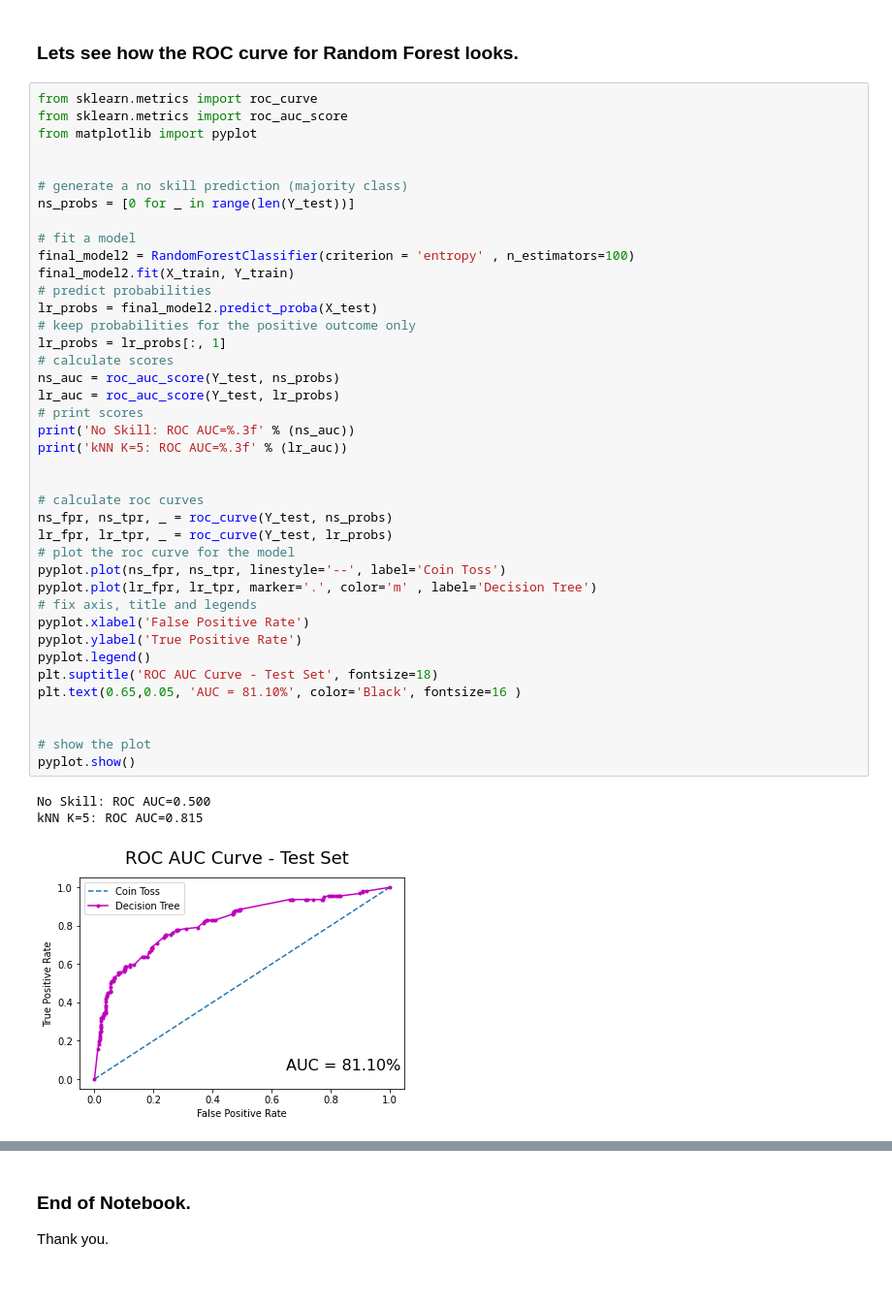
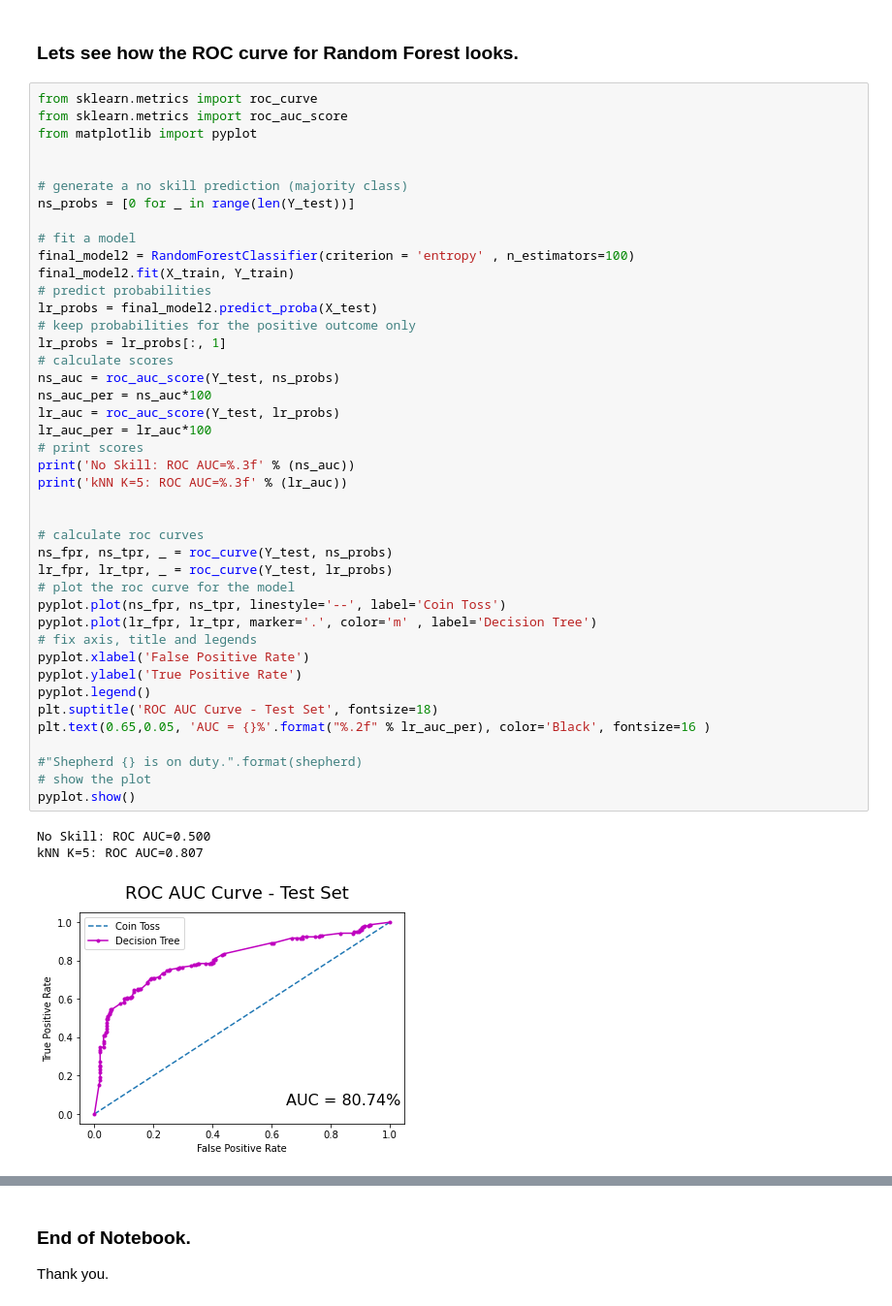
Before and after one commit to JackStelling/Titanic, a Jupyter notebook: Titanic2.ipynb, the cells around one changed output, grey strips where cells are left out. Shown at 97% size. Cells and saved outputs as stored; diff of their text form.

```diff
--- a/Titanic2.ipynb
+++ b/Titanic2.ipynb
@@ -1236,37 +1136,39 @@ ns_probs = [0 for _ in range(len(Y_test))]
 final_model2 = RandomForestClassifier(criterion = 'entropy' , n_estimators=100)
 final_model2.fit(X_train, Y_train)
 # predict probabilities
 lr_probs = final_model2.predict_proba(X_test)
 # keep probabilities for the positive outcome only
 lr_probs = lr_probs[:, 1]
 # calculate scores
 ns_auc = roc_auc_score(Y_test, ns_probs)
+ns_auc_per = ns_auc*100
 lr_auc = roc_auc_score(Y_test, lr_probs)
+lr_auc_per = lr_auc*100
 # print scores
 print('No Skill: ROC AUC=%.3f' % (ns_auc))
 print('kNN K=5: ROC AUC=%.3f' % (lr_auc))
 
 
 # calculate roc curves
 ns_fpr, ns_tpr, _ = roc_curve(Y_test, ns_probs)
 lr_fpr, lr_tpr, _ = roc_curve(Y_test, lr_probs)
 # plot the roc curve for the model
 pyplot.plot(ns_fpr, ns_tpr, linestyle='--', label='Coin Toss')
 pyplot.plot(lr_fpr, lr_tpr, marker='.', color='m' , label='Decision Tree')
 # fix axis, title and legends
 pyplot.xlabel('False Positive Rate')
 pyplot.ylabel('True Positive Rate')
 pyplot.legend()
 plt.suptitle('ROC AUC Curve - Test Set', fontsize=18)
-plt.text(0.65,0.05, 'AUC = 81.10%', color='Black', fontsize=16 )
+plt.text(0.65,0.05, 'AUC = {}%'.format("%.2f" % lr_auc_per), color='Black', fontsize=16 )
 
-
+#"Shepherd {} is on duty.".format(shepherd)
 # show the plot
 pyplot.show()
 # %% [output]
 No Skill: ROC AUC=0.500
-kNN K=5: ROC AUC=0.815
+kNN K=5: ROC AUC=0.807
-[figure, old version]
+[figure, new version]
 # %%
 from sklearn.metrics import classification_report, confusion_matrix
 
```
Also changed, not shown: parts of 66 cells of this notebook, 1 other file.
